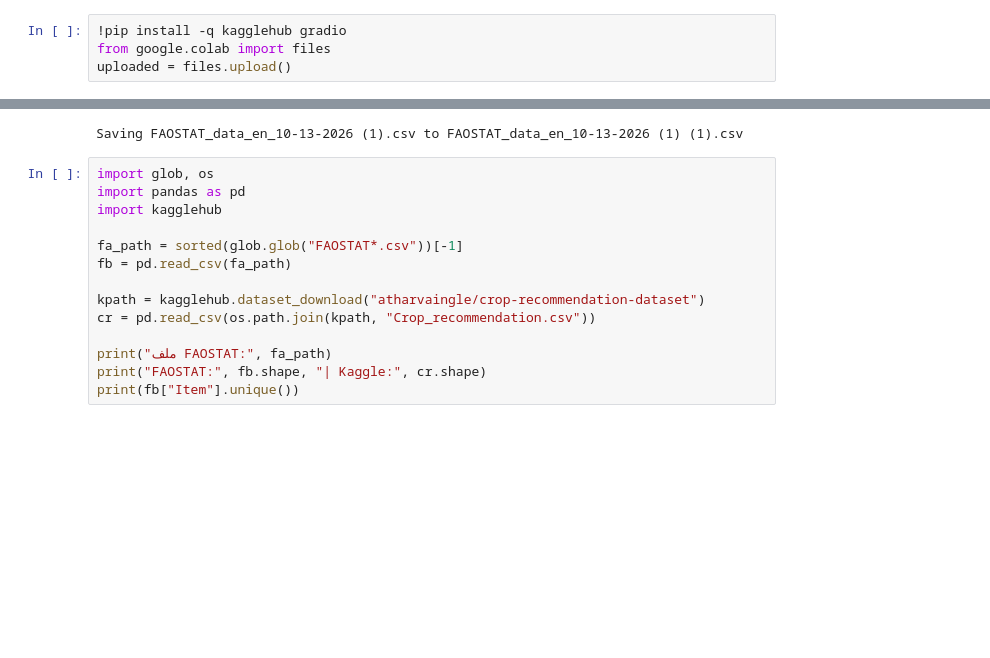
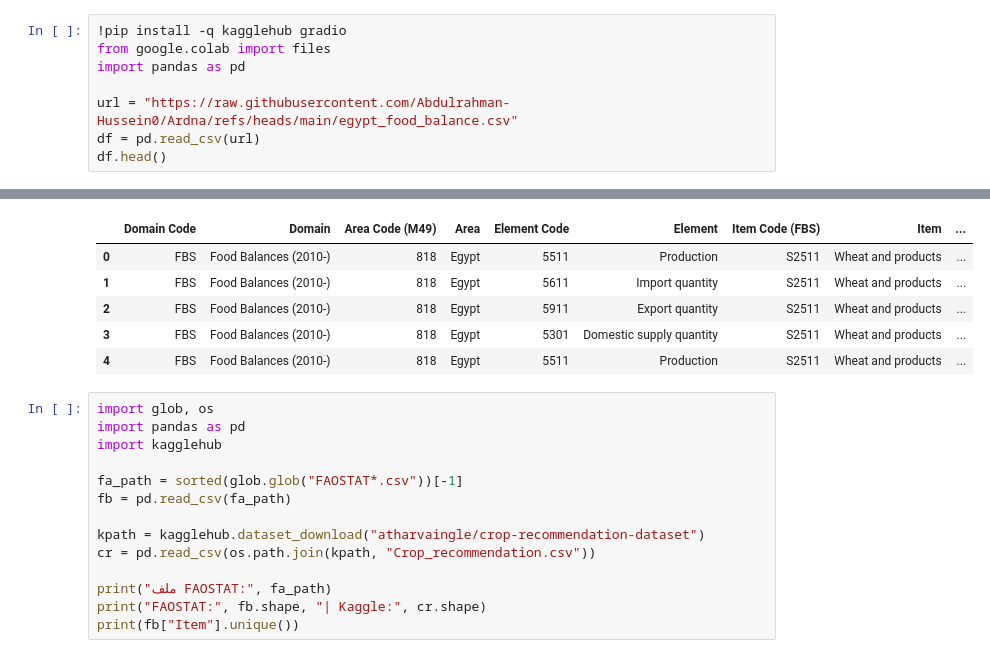
Before and after one commit to Abdulrahman-Hussein0/Ardna, a Jupyter notebook: Ardna.ipynb, the cells around one changed output, grey strips where cells are left out. Cells and saved outputs as stored; diff of their text form; blank space fills up the shorter version.

```diff
--- a/Ardna.ipynb
+++ b/Ardna.ipynb
@@ -3,5 +3,9 @@
 # %%
 !pip install -q kagglehub gradio
 from google.colab import files
-uploaded = files.upload()
+import pandas as pd
+
+url = "https://raw.githubusercontent.com/Abdulrahman-Hussein0/Ardna/refs/heads/main/egypt_food_balance.csv"
+df = pd.read_csv(url)
+df.head()
 # %% [output]
@@ -9,4 +12,9 @@ uploaded = files.upload()
-Saving FAOSTAT_data_en_10-13-2026 (1).csv to FAOSTAT_data_en_10-13-2026 (1) (1).csv
+|  | Domain Code | Domain | Area Code (M49) | Area | Element Code | Element | Item Code (FBS) | Item | ... |
+| 0 | FBS | Food Balances (2010-) | 818 | Egypt | 5511 | Production | S2511 | Wheat and products | ... |
+| 1 | FBS | Food Balances (2010-) | 818 | Egypt | 5611 | Import quantity | S2511 | Wheat and products | ... |
+| 2 | FBS | Food Balances (2010-) | 818 | Egypt | 5911 | Export quantity | S2511 | Wheat and products | ... |
+| 3 | FBS | Food Balances (2010-) | 818 | Egypt | 5301 | Domestic supply quantity | S2511 | Wheat and products | ... |
+| 4 | FBS | Food Balances (2010-) | 818 | Egypt | 5511 | Production | S2511 | Wheat and products | ... |
 # %%
 import glob, os
 import pandas as pd
```
Also changed, not shown: parts of 2 cells of this notebook.
